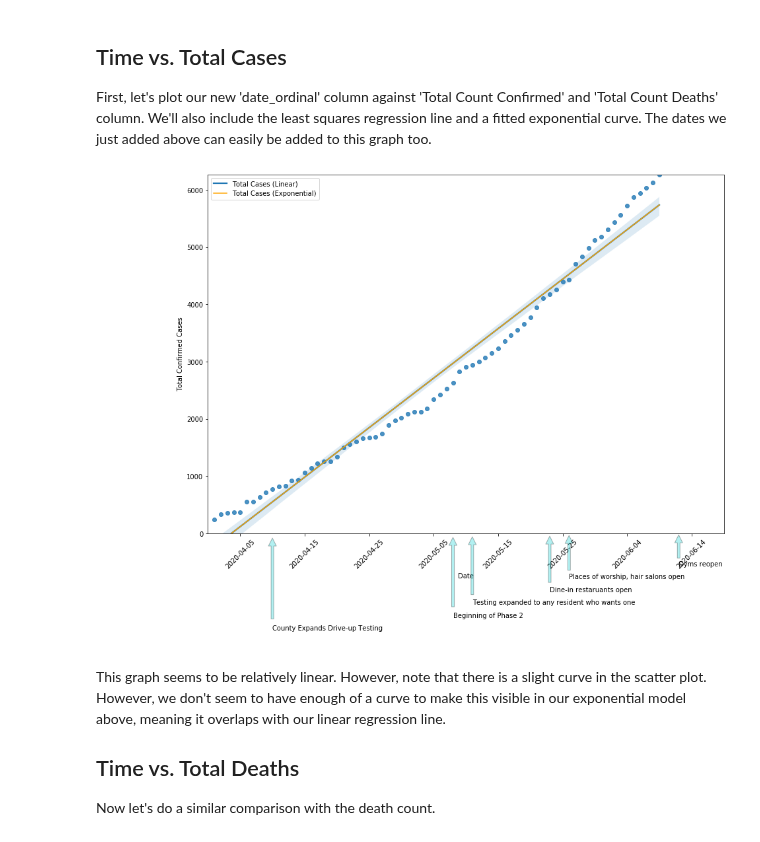
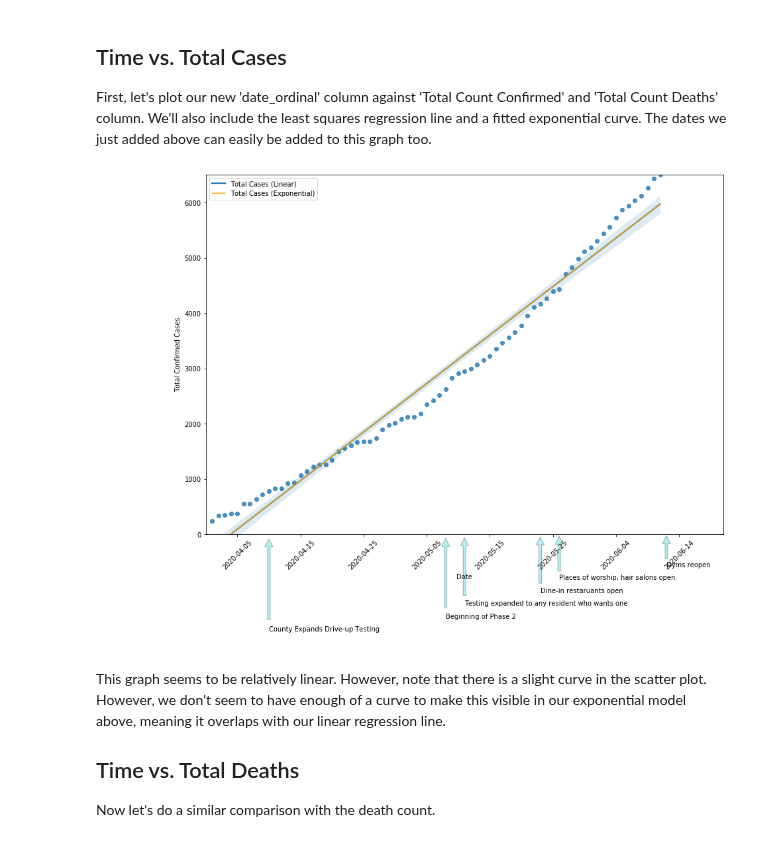
Before and after one commit to SarahEGood/covid19-SB, a Jupyter notebook: San_Bernardino_COVID-19_Data.ipynb, the cells around one changed output. Saved outputs shown, nothing was run; the diff lists cells and outputs as text; code cells hidden in the pictures.

Commit message:
fix: Fixed issue where ylim in total cases graph used wrong variable name.

```diff
--- a/San_Bernardino_COVID-19_Data.ipynb
+++ b/San_Bernardino_COVID-19_Data.ipynb
@@ -112,35 +112,35 @@ y1 = df_sb['Total Count Confirmed']
 y2 = df_sb['Total Count Deaths']
 
 plt.figure(figsize=(14,10))
 ax = plt.subplot(1,1,1)
 
 # Plot scatter plot along with linear regression line
 sns.regplot(x='date_ordinal', y='Total Count Confirmed', data=df_sb)
 
 # Formatting axes
 ax.set_xlim(x.min() - 1, x.max() + 10)
-ax.set_ylim(0, y.max() + 1)
+ax.set_ylim(0, y1.max() + 1)
 ax.set_xlabel('Date')
 
 labels = [dt.date.fromordinal(int(item)) for item in ax.get_xticks()]
 ax.set_xticklabels(labels)
 plt.xticks(rotation = 45)
 plt.ylabel("Total Confirmed Cases")
 
 # Exponential Curve
 def exponential_func(x, a, b, c):
     return a*np.exp(-b*x)+c
 
 popt, pcov = curve_fit(exponential_func, x, y1, p0=(1, 1e-6, 1), maxfev=1000000000)
 plt.plot(x, exponential_func(x, *popt), color='orange')
 plt.legend(['Total Cases (Linear)', 'Total Cases (Exponential)'])
 
 # Inserting Significant Date Labels
 add_sig_dates(df_sb, 'Total Count Confirmed')
 
 plt.show()
 # %% [output]
-[figure, old version]
+[figure, new version]
 # %% [markdown]
 This graph seems to be relatively linear. However, note that there is a slight curve in the scatter plot. However, we don't seem to have enough of a curve to make this visible in our exponential model above, meaning it overlaps with our linear regression line.
 
```
Also changed, not shown: parts of 8 cells of this notebook.
